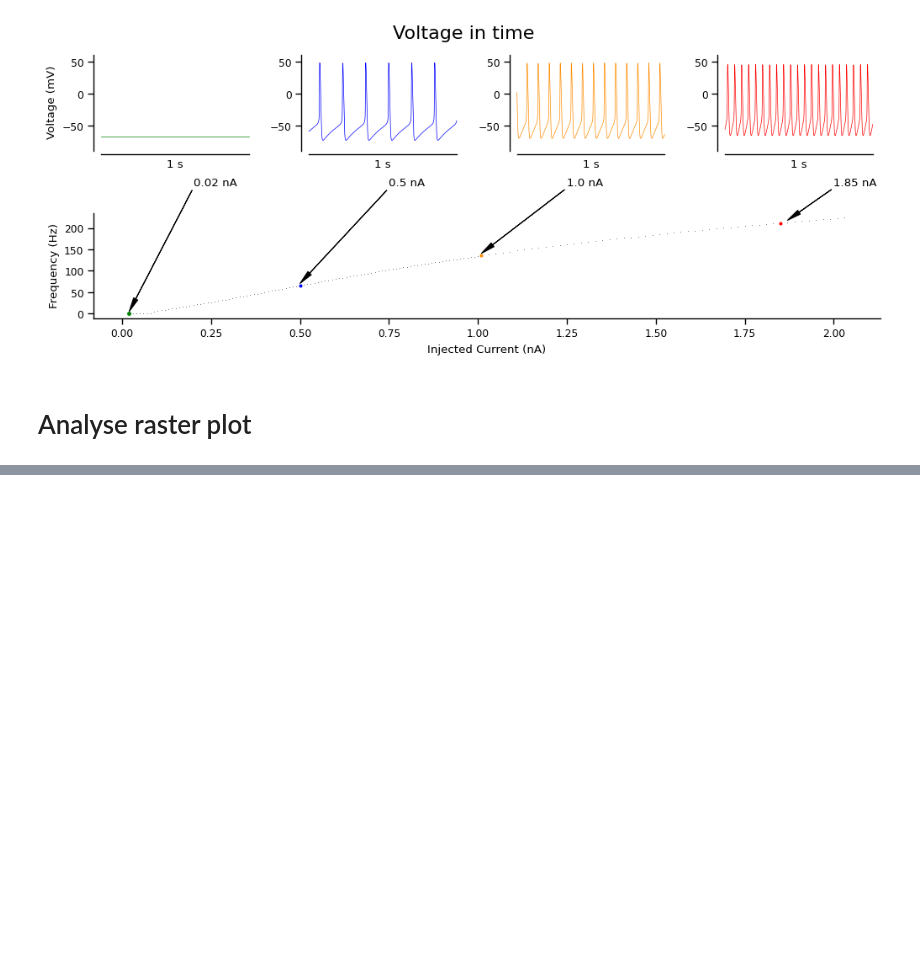
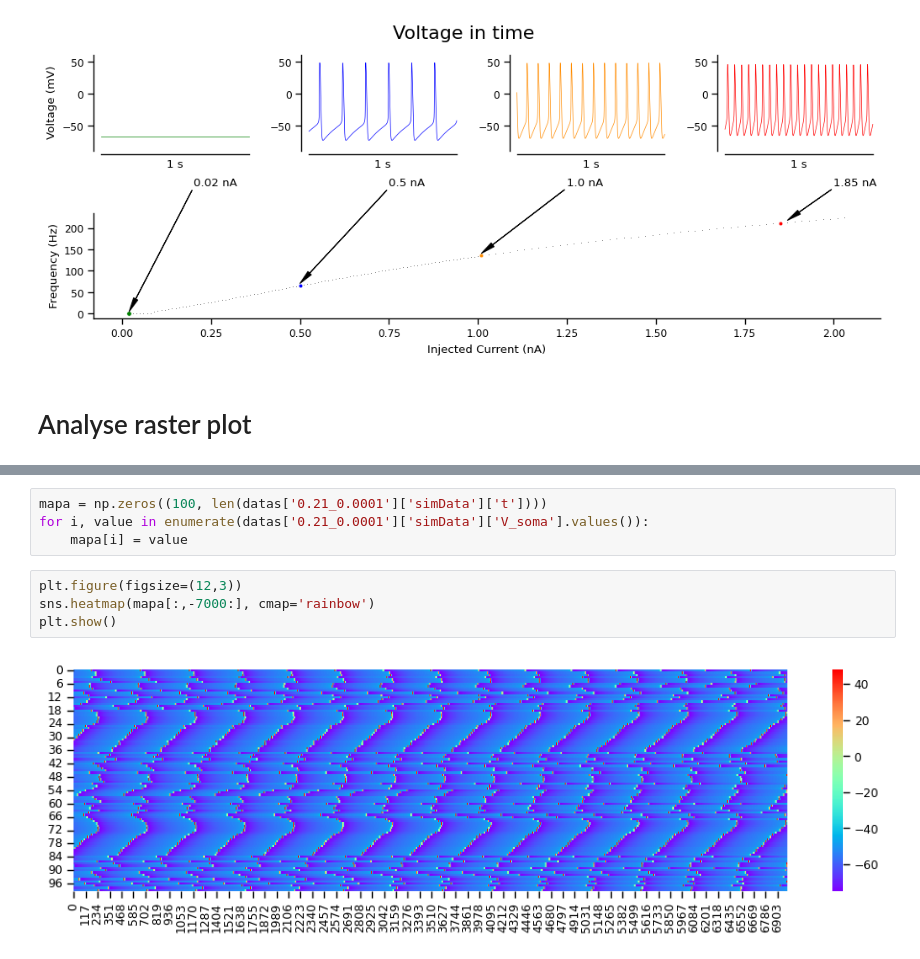
Before and after one commit to FernandoSBorges/chimeras, a Jupyter notebook: notebooks/load_data.ipynb, the cells around one changed output, grey strips where cells are left out. Drawn from its saved outputs; the diff is of its cells as text; blank space fills up the shorter version.

```diff
--- a/notebooks/load_data.ipynb
+++ b/notebooks/load_data.ipynb
@@ -268 +300,11 @@ for data in datas.values():
 ... (11 outputs left out)
+# %%
+mapa = np.zeros((100, len(datas['0.21_0.0001']['simData']['t'])))
+for i, value in enumerate(datas['0.21_0.0001']['simData']['V_soma'].values()):
+    mapa[i] = value
+# %%
+plt.figure(figsize=(12,3))
+sns.heatmap(mapa[:,-7000:], cmap='rainbow')
+plt.show()
+# %% [output]
+[figure, added]
```
Also changed, not shown: parts of 9 cells of this notebook, 1 other file.
